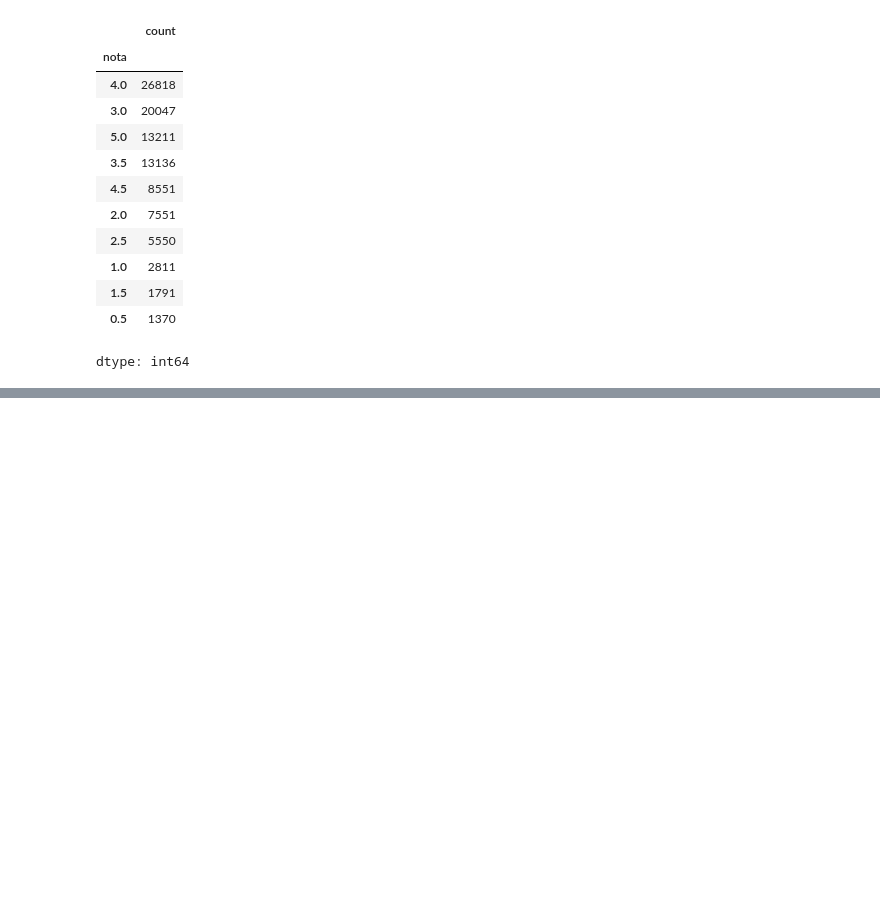
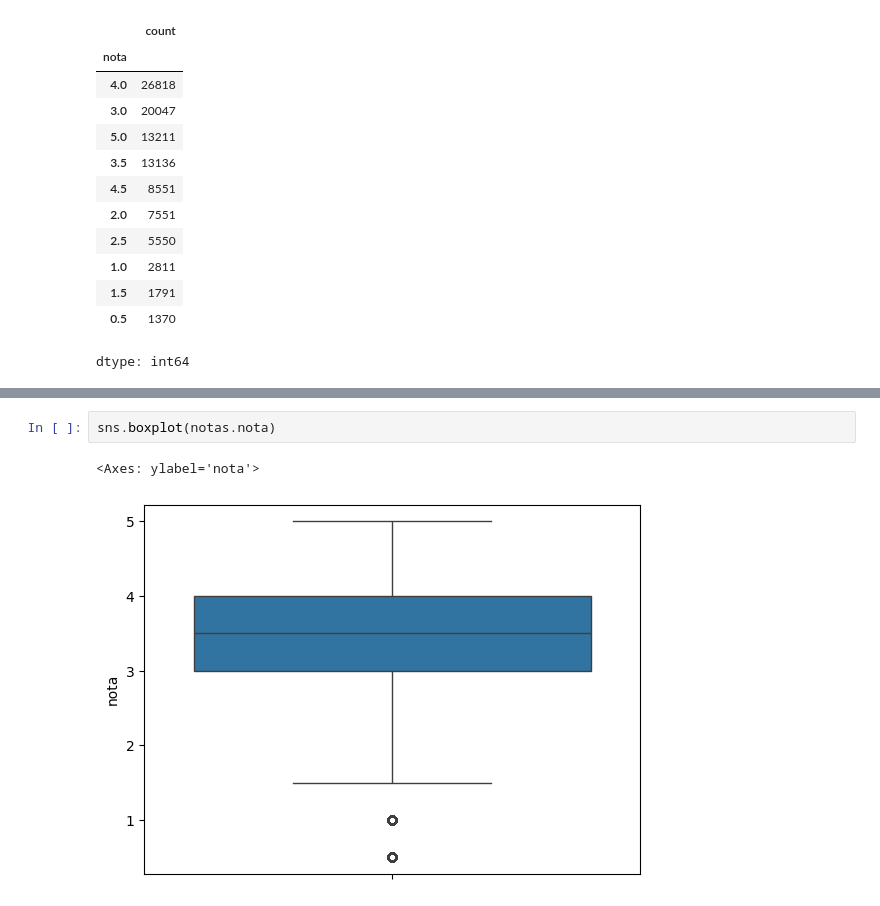
Before and after one commit to dlv/introducao-a-data-science, a Jupyter notebook: introducao-a-data-science.ipynb, the cells around one changed output, grey strips where cells are left out. Drawn from its saved outputs; the diff is of its cells as text; blank space fills up the shorter version.

```diff
--- a/introducao-a-data-science.ipynb
+++ b/introducao-a-data-science.ipynb
@@ -71,0 +122,5 @@ notas['nota'].mean()
+# %%
+sns.boxplot(notas.nota)
+# %% [output]
+<Axes: ylabel='nota'>
+[figure, added]
```
Also changed, not shown: parts of 9 cells of this notebook.
